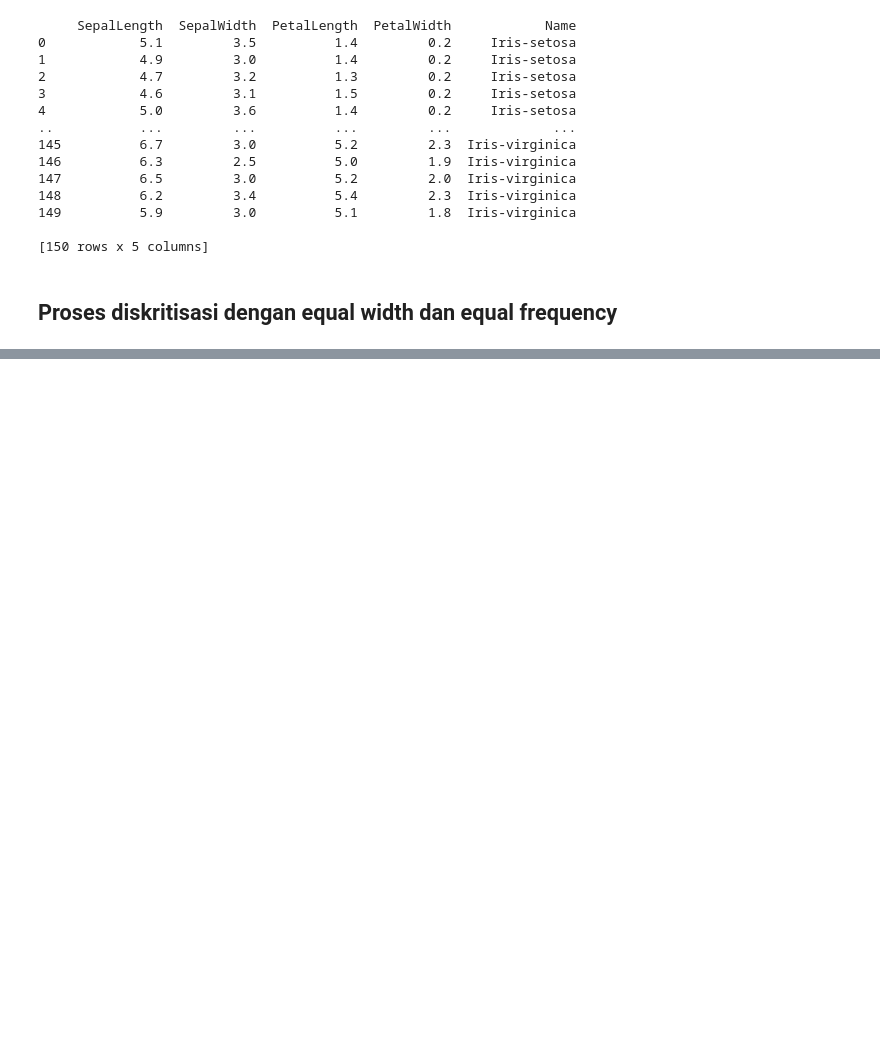
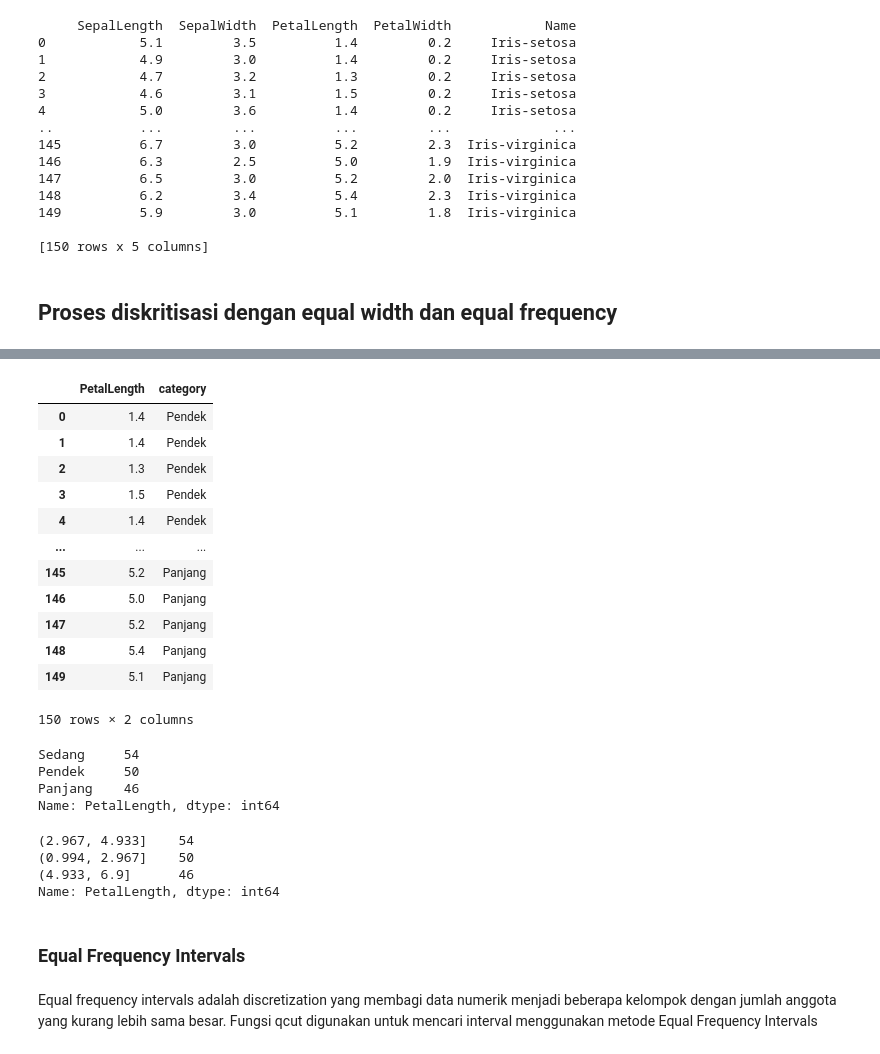
Before and after one commit to narulitaap/DataMining, a Jupyter notebook: _sources/tugas2.ipynb, the cells around one changed output, grey strips where cells are left out. Cells and saved outputs as stored; diff of their text form; code cells hidden in the pictures; blank space fills up the shorter version.

```diff
--- a/_sources/tugas2.ipynb
+++ b/_sources/tugas2.ipynb
@@ -43,0 +203,49 @@ Diskritisasi digunakan untuk mengubah atribut numerik menjadi atribut kategorika
+# %%
+# label kategori Petal Length
+labelK = ["Pendek", "Sedang", "Panjang"]
+# Untuk menghitung banyaknya kategori label Petal Length
+jumlahK = len(labelK)
+
+# untuk menghitung interval equal-length
+dt_panjangpetal_ew = pd.cut(panjang_petal, jumlahK, True, labelK)
+jumlahdt_kategori_panjangpetal_ew = dt_panjangpetal_ew.value_counts()
+jumlahdt_interval_panjangpetal_ew = pd.cut(panjang_petal, jumlahK, True).value_counts()
+# %%
+# data dari Petal Length beserta kategorinya
+df_panjangpetal_ew=pd.DataFrame(pd.concat((panjang_petal, dt_panjangpetal_ew), axis = 1))
+df_panjangpetal_ew.columns = ["PetalLength", "category"]
+df_panjangpetal_ew
+# %% [output]
+|  | PetalLength | category |
+| 0 | 1.4 | Pendek |
+| 1 | 1.4 | Pendek |
+| 2 | 1.3 | Pendek |
+| 3 | 1.5 | Pendek |
+| 4 | 1.4 | Pendek |
+| ... | ... | ... |
+| 145 | 5.2 | Panjang |
+| 146 | 5.0 | Panjang |
+| 147 | 5.2 | Panjang |
+| 148 | 5.4 | Panjang |
+| 149 | 5.1 | Panjang |
+150 rows × 2 columns
+# %%
+#jumlah data Petal Length berdasarkan kategori
+jumlahdt_kategori_panjangpetal_ew
+# %% [output]
+Sedang     54
+Pendek     50
+Panjang    46
+Name: PetalLength, dtype: int64
+# %%
+#jumlah data Petal Length berdasarkan interval
+jumlahdt_interval_panjangpetal_ew
+# %% [output]
+(2.967, 4.933]    54
+(0.994, 2.967]    50
+(4.933, 6.9]      46
+Name: PetalLength, dtype: int64
+# %% [markdown]
+### Equal Frequency Intervals
+# %% [markdown]
+Equal frequency intervals adalah discretization yang membagi data numerik menjadi beberapa kelompok dengan jumlah anggota yang kurang lebih sama besar. Fungsi qcut digunakan untuk mencari interval menggunakan metode Equal Frequency Intervals
```
Also changed, not shown: parts of 41 cells of this notebook, 2 other files.
